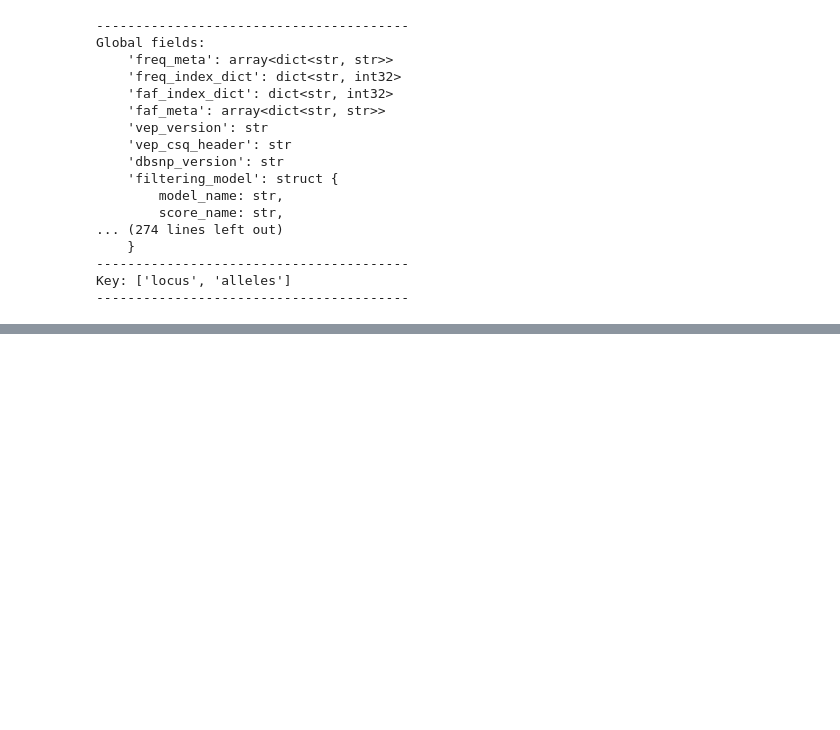
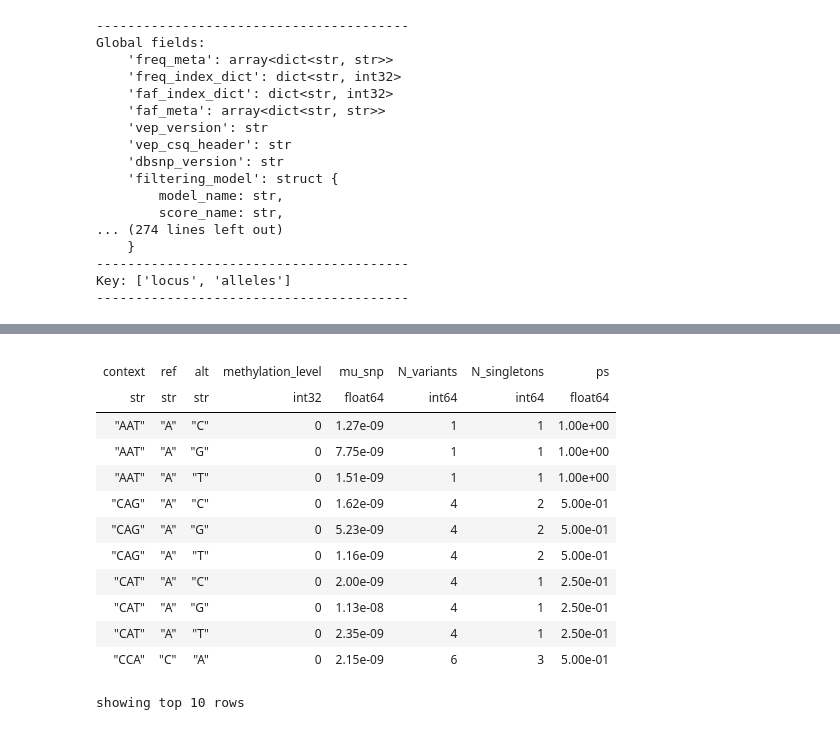
Before and after one commit to ajandria/BroadIS, a Jupyter notebook: 01_maps/01_recalculate_maps.ipynb, the cells around one changed output, grey strips where cells are left out. Drawn from its saved outputs; the diff is of its cells as text; code cells hidden in the pictures; blank space fills up the shorter version.

```diff
--- a/01_maps/01_recalculate_maps.ipynb
+++ b/01_maps/01_recalculate_maps.ipynb
@@ -95,0 +252,4 @@ frozendict({'3_prime_UTR_variant': 692, '5_prime_UTR_variant': 5, 'downstream_ge
+# %%
+ht_synonymous_context_parsed = ht_synonymous_context.transmute(context = ht_synonymous_context.context[2:5])
+# %%
+ht_synonymous_context_parsed_variants_n = (ht_synonymous_context_parsed.group_by(ht_synonymous_context_parsed.context).aggregate(N_variants = hl.agg.count()))
@@ -95,0 +275,5 @@ frozendict({'3_prime_UTR_variant': 692, '5_prime_UTR_variant': 5, 'downstream_ge
+# %%
+ht_synonymous_context_parsed_singletons = ht_synonymous_context_parsed.filter(ht_synonymous_context_parsed.info.singleton == 1)
+ht_synonymous_context_parsed_singletons_n = (ht_synonymous_context_parsed_singletons.group_by(ht_synonymous_context_parsed_singletons.context).aggregate(N_singletons = hl.agg.count()))
+
+ht_synonymous_context_parsed_singletons_n.show()
@@ -95,0 +297,3 @@ frozendict({'3_prime_UTR_variant': 692, '5_prime_UTR_variant': 5, 'downstream_ge
+# %%
+ht_synonymous_context_parsed_ps = ht_synonymous_context_parsed_variants_n.join(ht_synonymous_context_parsed_singletons_n, how = 'inner')
+ht_synonymous_context_parsed_ps = ht_synonymous_context_parsed_ps.annotate(ps = ht_synonymous_context_parsed_ps.N_singletons/ht_synonymous_context_parsed_ps.N_variants)
@@ -95,0 +335,4 @@ frozendict({'3_prime_UTR_variant': 692, '5_prime_UTR_variant': 5, 'downstream_ge
+# %%
+lm_ht = ht_mu.key_by("context").join(ht_synonymous_context_parsed_ps.key_by("context"), how = 'inner')
+lm_ht.show(10)
+# %% [output]
@@ -95,0 +343,14 @@ frozendict({'3_prime_UTR_variant': 692, '5_prime_UTR_variant': 5, 'downstream_ge
+|  |  |  |  |  |  |  |  |
+| context | ref | alt | methylation_level | mu_snp | N_variants | N_singletons | ps |
+| str | str | str | int32 | float64 | int64 | int64 | float64 |
+| "AAT" | "A" | "C" | 0 | 1.27e-09 | 1 | 1 | 1.00e+00 |
+| "AAT" | "A" | "G" | 0 | 7.75e-09 | 1 | 1 | 1.00e+00 |
+| "AAT" | "A" | "T" | 0 | 1.51e-09 | 1 | 1 | 1.00e+00 |
+| "CAG" | "A" | "C" | 0 | 1.62e-09 | 4 | 2 | 5.00e-01 |
+| "CAG" | "A" | "G" | 0 | 5.23e-09 | 4 | 2 | 5.00e-01 |
+| "CAG" | "A" | "T" | 0 | 1.16e-09 | 4 | 2 | 5.00e-01 |
+| "CAT" | "A" | "C" | 0 | 2.00e-09 | 4 | 1 | 2.50e-01 |
+| "CAT" | "A" | "G" | 0 | 1.13e-08 | 4 | 1 | 2.50e-01 |
+| "CAT" | "A" | "T" | 0 | 2.35e-09 | 4 | 1 | 2.50e-01 |
+| "CCA" | "C" | "A" | 0 | 2.15e-09 | 6 | 3 | 5.00e-01 |
+showing top 10 rows
```
Also changed, not shown: parts of 35 cells of this notebook, 2 other files.
